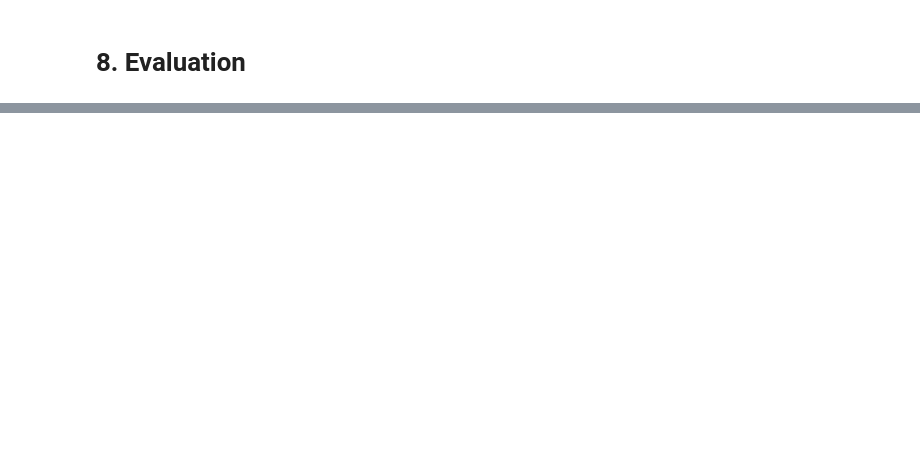
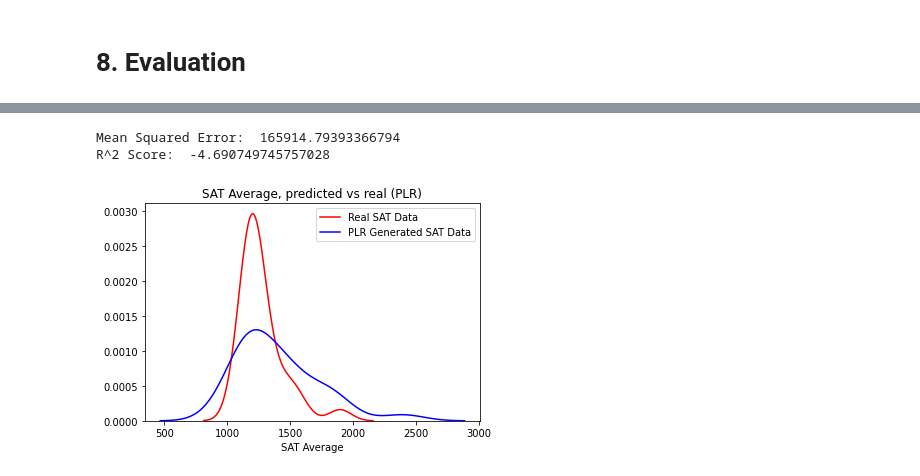
Before and after one commit to Paganiniana/Coursera_Capstone, a Jupyter notebook: neighborhood_education.ipynb, the cells around one changed output, grey strips where cells are left out. Saved outputs shown, nothing was run; the diff lists cells and outputs as text; code cells hidden in the pictures; blank space fills up the shorter version.

```diff
--- a/neighborhood_education.ipynb
+++ b/neighborhood_education.ipynb
@@ -202,2 +602,12 @@ len(zips.unique())
 # %% [markdown]
 # 7. Modeling
+# %%
+# Quick values for for non-venue columns
+
+non_venue_cols = ['neighborhood', 'sat_av', 'total_crime_count', 'per_capita_income']
+
+# Quick values for venue columns
+
+key = combined_df.columns.isin(non_venue_cols) == False
+
+venue_cols = combined_df.columns[key]
@@ -203,0 +804,17 @@ len(zips.unique())
+# %%
+### Polynomial Regression
+
+from sklearn.preprocessing import PolynomialFeatures
+
+poly = PolynomialFeatures(degree=2)
+
+pX_train = poly.fit_transform(X_train)
+pX_test = poly.fit_transform(X_test)
+
+# Train Polynomial Regression Model
+
+pr_model = LinearRegression().fit(pX_train, y_train)
+
+# Get prediction
+
+y_pred_pr = pr_model.predict(pX_test)
@@ -209,0 +882,17 @@ len(zips.unique())
+# %%
+# PLR
+
+sns.distplot(y_test, hist=False, color="red", label="Real SAT Data")
+sns.distplot(y_pred_pr, hist=False, color="blue", label="PLR Generated SAT Data")
+
+plt.xlabel("SAT Average")
+plt.title("SAT Average, predicted vs real (PLR)")
+
+print("Mean Squared Error: ",mean_squared_error(y_test, y_pred_pr))
+print("R^2 Score: ", r2_score(y_test, y_pred_pr))
+
+plt.show()
+# %% [output]
+Mean Squared Error:  165914.79393366794
+R^2 Score:  -4.690749745757028
+[figure, added]
```
Also changed, not shown: parts of 73 cells of this notebook.
